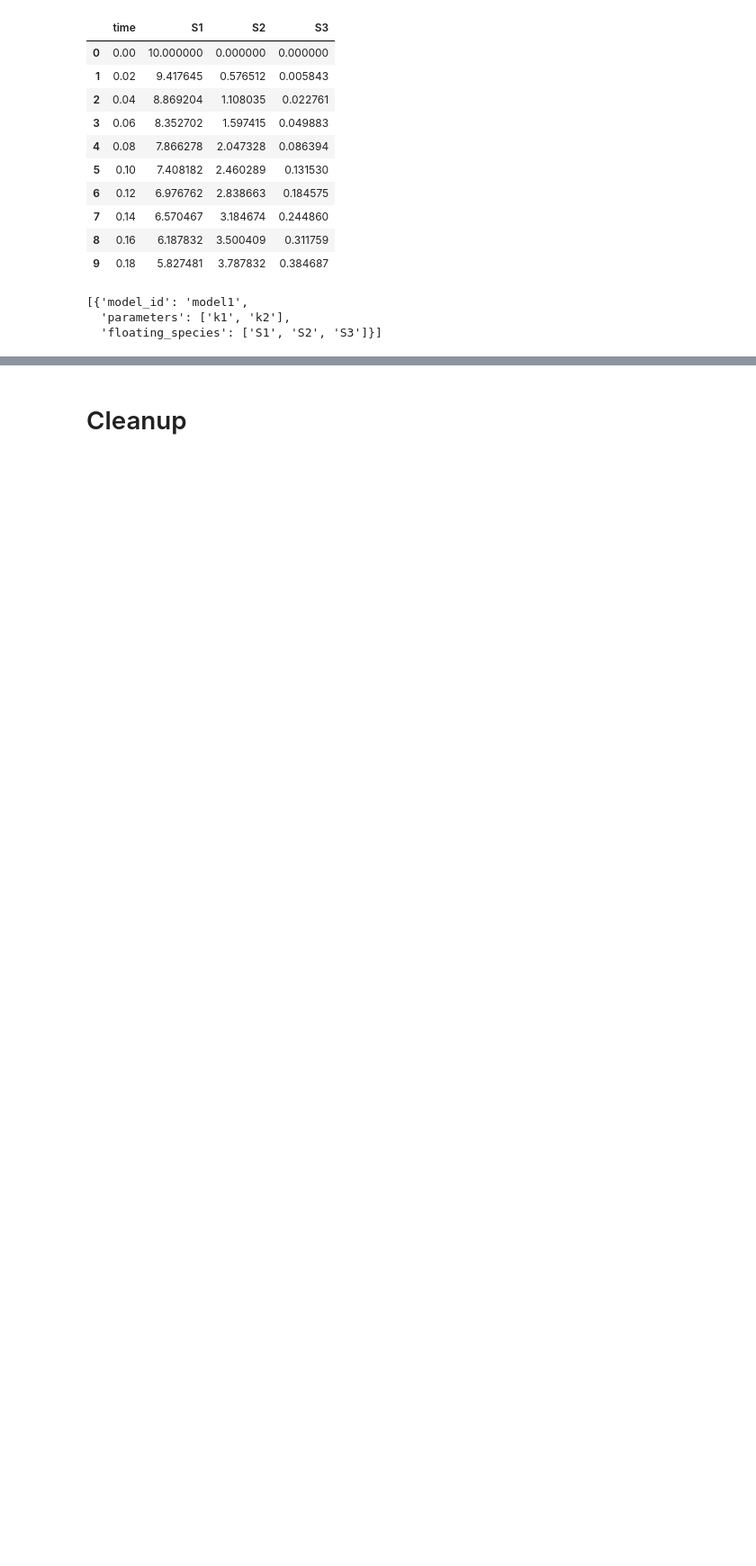
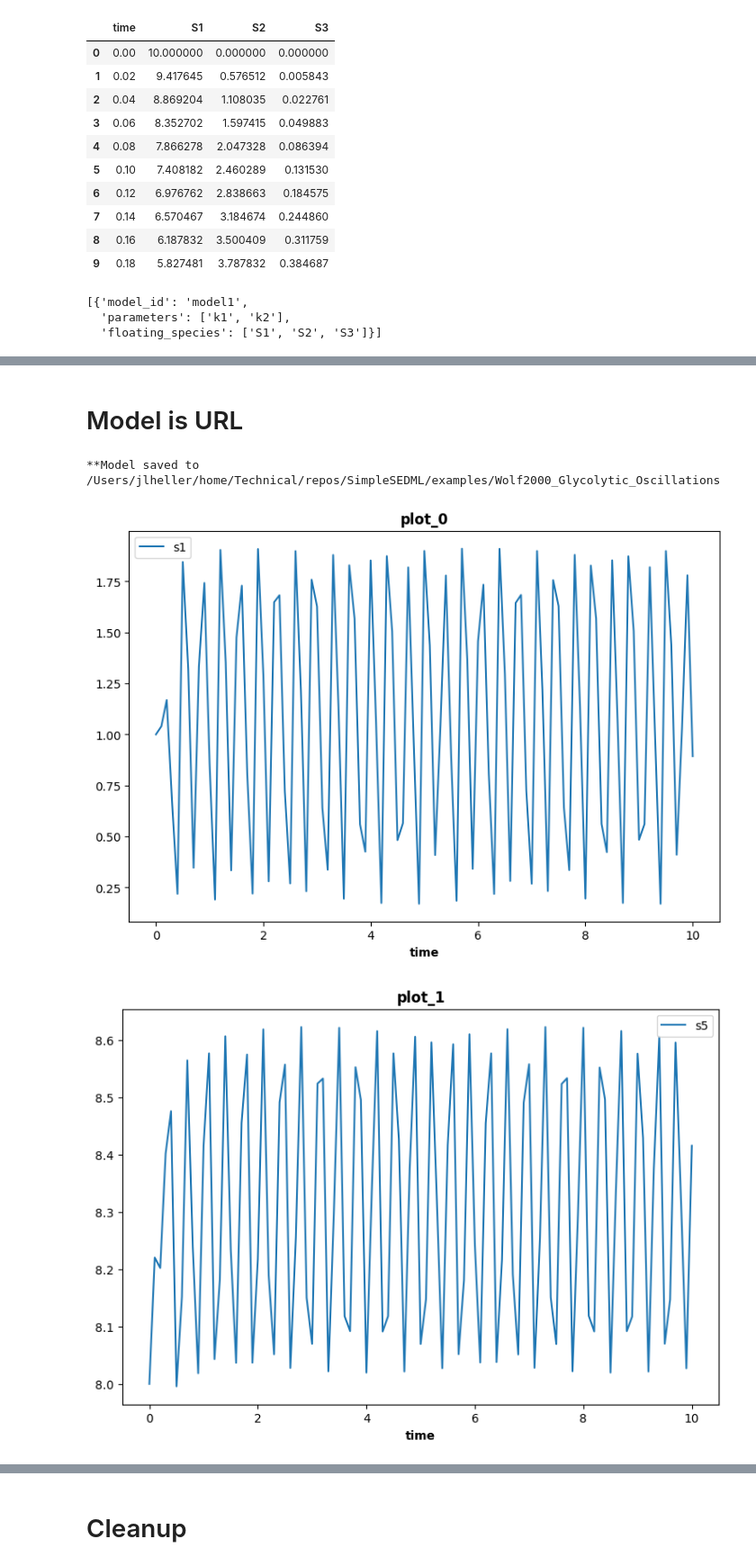
Before and after one commit to sys-bio/SimpleSEDML, a Jupyter notebook: examples/usage_examples.ipynb, the cells around one changed output, grey strips where cells are left out. Shown at 90% size. Cells and saved outputs as stored; diff of their text form; code cells hidden in the pictures; blank space fills up the shorter version.

```diff
--- a/examples/usage_examples.ipynb
+++ b/examples/usage_examples.ipynb
@@ -55,0 +149,17 @@ ssed.getModelInfo()
+# %% [markdown]
+# Model is URL
+# %%
+MODEL_URL = "https://www.ebi.ac.uk/biomodels/services/download/get-files/MODEL3352181362/3/BIOMD0000000206_url.xml"
+MODEL_ID = "Wolf2000_Glycolytic_Oscillations"
+# %%
+ssed = SimpleSEDML()
+ssed.addModel(MODEL_ID, MODEL_URL, ref_type="sbml_url", is_overwrite=True)
+ssed.addSimulation("sim1", "uniform", start=0, end=10, num_step=100)
+ssed.addTask("task1", MODEL_ID, "sim1")
+ssed.addPlot("time", "s1")
+ssed.addPlot("time", "s5")
+_ = ssed.execute()
+# %% [output]
+**Model saved to /Users/jlheller/home/Technical/repos/SimpleSEDML/examples/Wolf2000_Glycolytic_Oscillations
+[figure, added]
+[figure, added]
```
Also changed, not shown: parts of 21 cells of this notebook, 7 other files.
